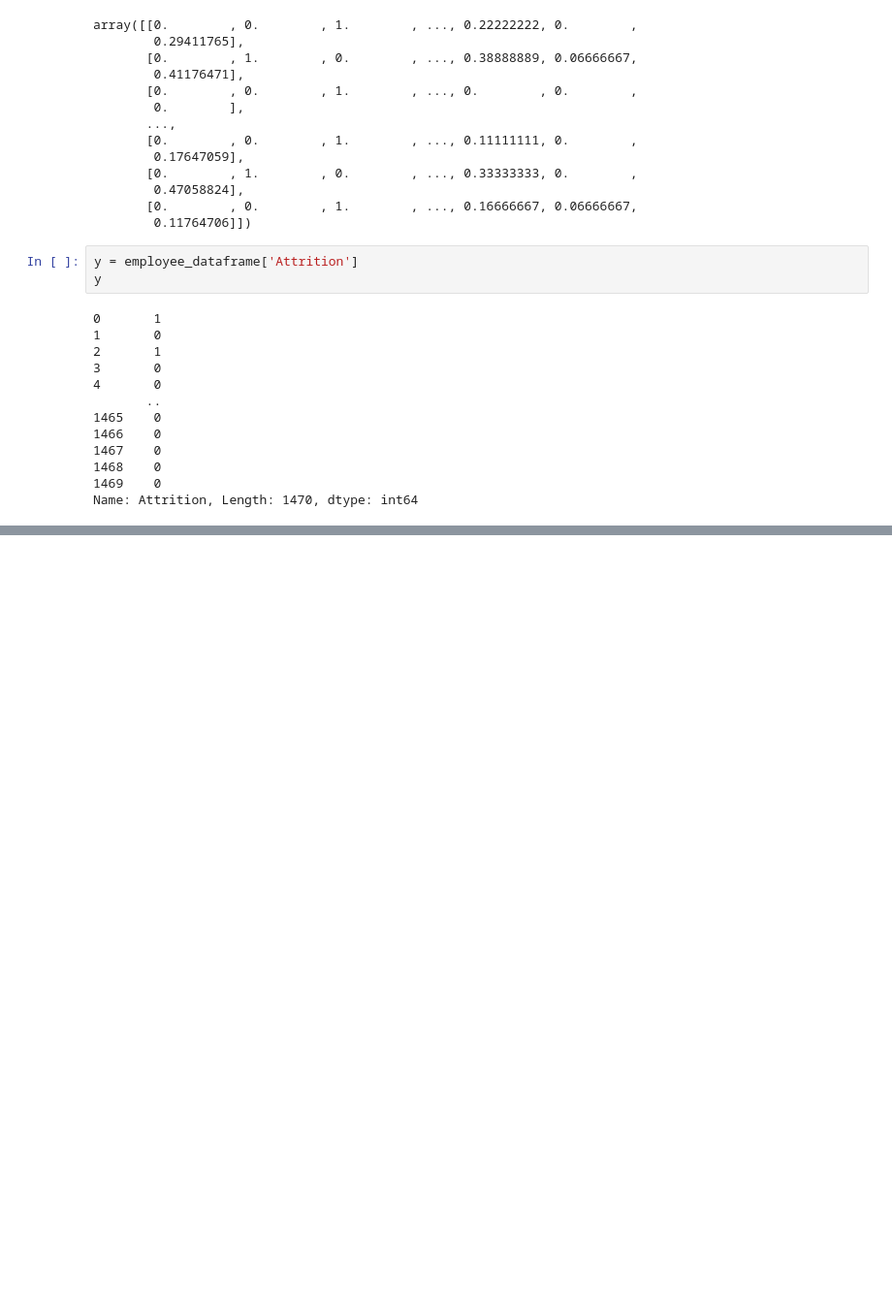
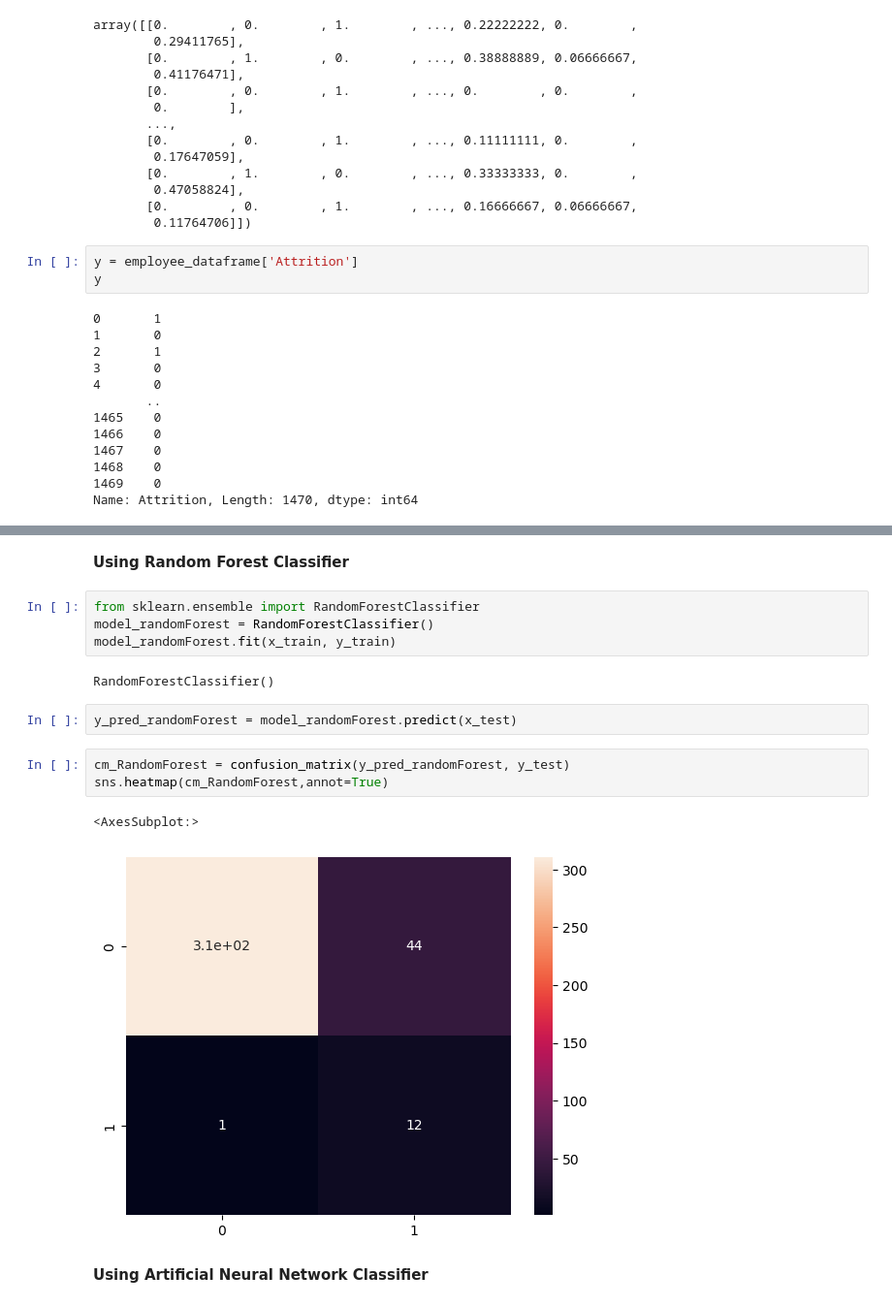
Before and after one commit to YasHabib/Human-resource---Case-Study, a Jupyter notebook: Human_Resource_Case-Study.ipynb, the cells around one changed output, grey strips where cells are left out. Shown at 97% size. Drawn from its saved outputs; the diff is of its cells as text; blank space fills up the shorter version.

```diff
--- a/Human_Resource_Case-Study.ipynb
+++ b/Human_Resource_Case-Study.ipynb
@@ -366,0 +424,18 @@ Name: Attrition, Length: 1470, dtype: int64
+# %% [markdown]
+**Using Random Forest Classifier**
+# %%
+from sklearn.ensemble import RandomForestClassifier
+model_randomForest = RandomForestClassifier()
+model_randomForest.fit(x_train, y_train)
+# %% [output]
+RandomForestClassifier()
+# %%
+y_pred_randomForest = model_randomForest.predict(x_test)
+# %%
+cm_RandomForest = confusion_matrix(y_pred_randomForest, y_test)
+sns.heatmap(cm_RandomForest,annot=True)
+# %% [output]
+<AxesSubplot:>
+[figure, added]
+# %% [markdown]
+**Using Artificial Neural Network Classifier**
```
Also changed, not shown: parts of 23 cells of this notebook, 1 other file.
